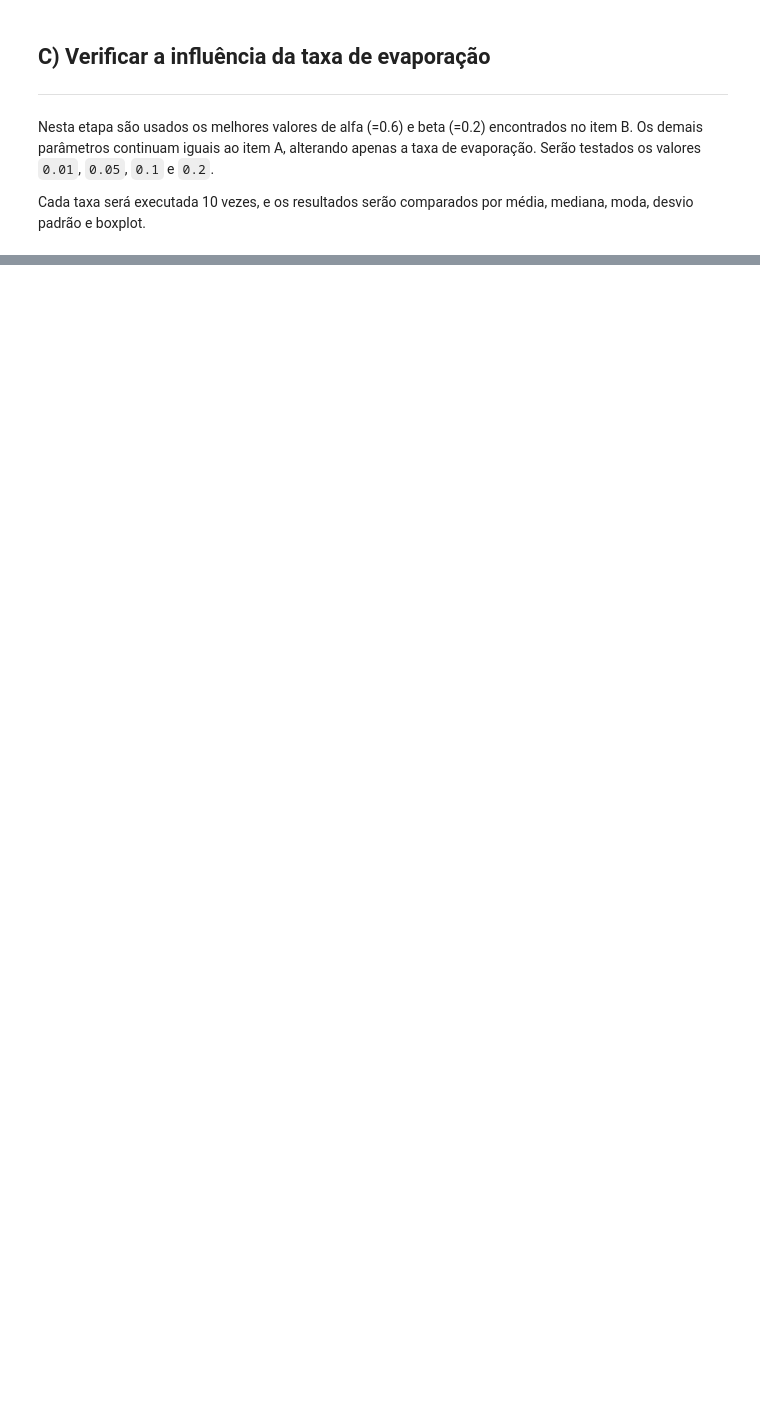
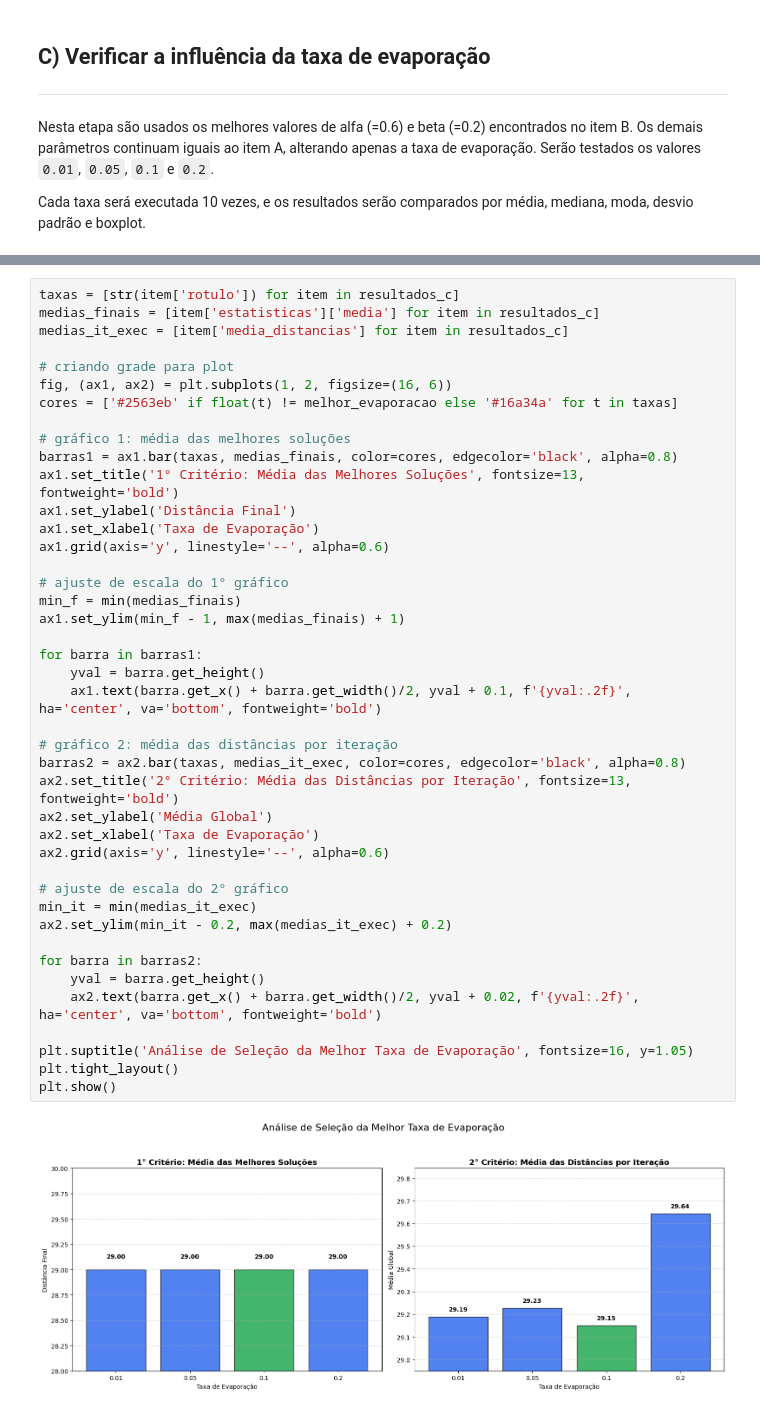
Before and after one commit to JoaoKSS/ACO_Caixeiro_Viajante, a Jupyter notebook: aco_tsp.ipynb, the cells around one changed output, grey strips where cells are left out. Drawn from its saved outputs; the diff is of its cells as text; blank space fills up the shorter version.

```diff
--- a/aco_tsp.ipynb
+++ b/aco_tsp.ipynb
@@ -742 +822,45 @@ plt.show()
+# %%
+taxas = [str(item['rotulo']) for item in resultados_c]
+medias_finais = [item['estatisticas']['media'] for item in resultados_c]
+medias_it_exec = [item['media_distancias'] for item in resultados_c]
+
+# criando grade para plot
+fig, (ax1, ax2) = plt.subplots(1, 2, figsize=(16, 6))
+cores = ['#2563eb' if float(t) != melhor_evaporacao else '#16a34a' for t in taxas]
+
+# gráfico 1: média das melhores soluções
+barras1 = ax1.bar(taxas, medias_finais, color=cores, edgecolor='black', alpha=0.8)
+ax1.set_title('1° Critério: Média das Melhores Soluções', fontsize=13, fontweight='bold')
+ax1.set_ylabel('Distância Final')
+ax1.set_xlabel('Taxa de Evaporação')
+ax1.grid(axis='y', linestyle='--', alpha=0.6)
+
+# ajuste de escala do 1° gráfico
+min_f = min(medias_finais)
+ax1.set_ylim(min_f - 1, max(medias_finais) + 1)
+
+for barra in barras1:
+    yval = barra.get_height()
+    ax1.text(barra.get_x() + barra.get_width()/2, yval + 0.1, f'{yval:.2f}', ha='center', va='bottom', fontweight='bold')
+
+# gráfico 2: média das distâncias por iteração
+barras2 = ax2.bar(taxas, medias_it_exec, color=cores, edgecolor='black', alpha=0.8)
+ax2.set_title('2° Critério: Média das Distâncias por Iteração', fontsize=13, fontweight='bold')
+ax2.set_ylabel('Média Global')
+ax2.set_xlabel('Taxa de Evaporação')
+ax2.grid(axis='y', linestyle='--', alpha=0.6)
+
+# ajuste de escala do 2° gráfico
+min_it = min(medias_it_exec)
+ax2.set_ylim(min_it - 0.2, max(medias_it_exec) + 0.2)
+
+for barra in barras2:
+    yval = barra.get_height()
+    ax2.text(barra.get_x() + barra.get_width()/2, yval + 0.02, f'{yval:.2f}', ha='center', va='bottom', fontweight='bold')
+
+plt.suptitle('Análise de Seleção da Melhor Taxa de Evaporação', fontsize=16, y=1.05)
+plt.tight_layout()
+plt.show()
+# %% [output]
+[figure, added]
 # %% [markdown]
```
Also changed, not shown: parts of 28 cells of this notebook.
